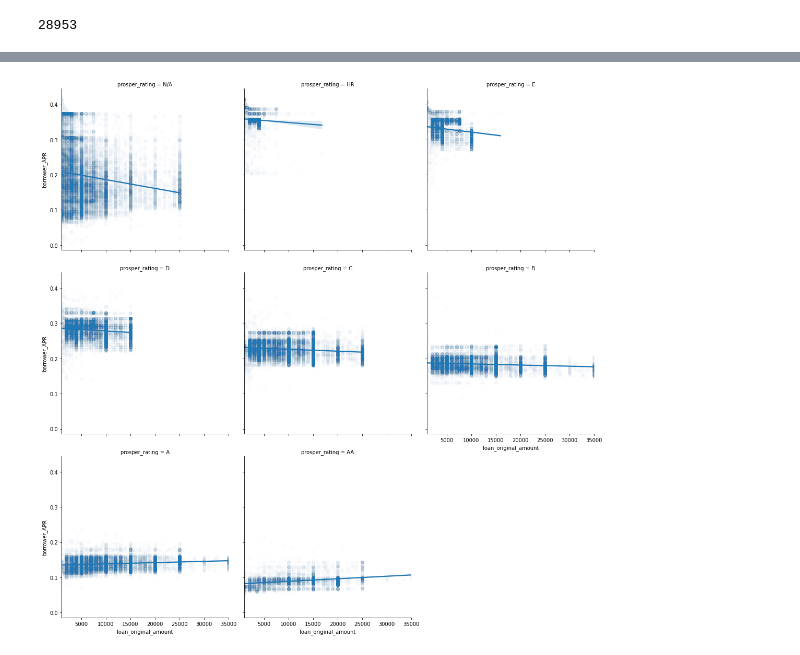
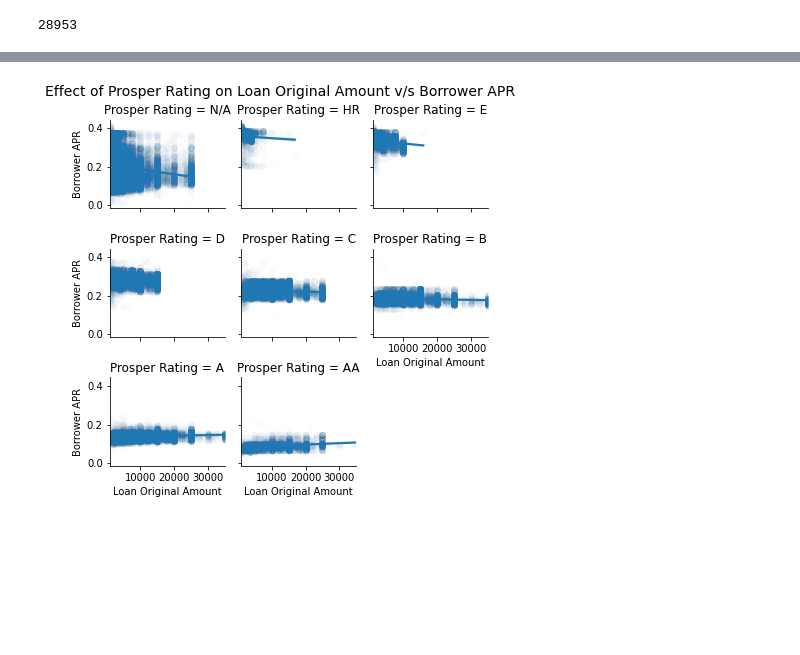
Before and after one commit to jyothirupa/loan-data-visualization, a Jupyter notebook: explanatory_analysis.ipynb, the cells around one changed output, grey strips where cells are left out. Cells and saved outputs as stored; diff of their text form; code cells hidden in the pictures; blank space fills up the shorter version.

```diff
--- a/explanatory_analysis.ipynb
+++ b/explanatory_analysis.ipynb
@@ -188,10 +189,30 @@ plt.ylabel('Borrower APR');
-# %%
-# Effect of prosper rating on relationship between borrower APR and origination loan amount
-g = sb.FacetGrid(data=loan_data, height=5, col='prosper_rating', col_wrap=3)
-g.map(sb.regplot, 'loan_original_amount', 'borrower_APR', scatter_kws={'alpha':0.01});
-g.add_legend();
-# %% [output]
-[figure, removed]
+# %%
+# effect of prosper rating on relationship between borrower APR and original loan amount
+g = sb.FacetGrid(data=loan_data, col='prosper_rating', col_wrap=3, height=2)
+g.map(sb.regplot, 'loan_original_amount', 'borrower_APR', scatter_kws={'alpha':0.01})
+
+# seting the main plot title
+plt.subplots_adjust(top=0.9)
+g.fig.suptitle('Effect of Prosper Rating on Loan Original Amount v/s Borrower APR', fontsize=14)
+
+# setting the axes labels
+g.axes[0].set_ylabel('Borrower APR')
+g.axes[3].set_ylabel('Borrower APR')
+g.axes[6].set_ylabel('Borrower APR')
+g.axes[5].set_xlabel('Loan Original Amount')
+g.axes[6].set_xlabel('Loan Original Amount')
+g.axes[7].set_xlabel('Loan Original Amount')
+
+# setting the titles of all sub plots
+list_of_prosper_ratings = ['N/A', 'HR', 'E', 'D', 'C', 'B', 'A', 'AA']
+plot_no = 0
+for prosper_rating in list_of_prosper_ratings:
+    g.axes[plot_no].set_title('Prosper Rating = '+prosper_rating)
+    plot_no += 1
+
+g.add_legend();
+# %% [output]
+[figure, added]
 # %%
 # execute one of these commands as required on the terminal
 
```
Also changed, not shown: parts of 13 cells of this notebook, 2 other files.
